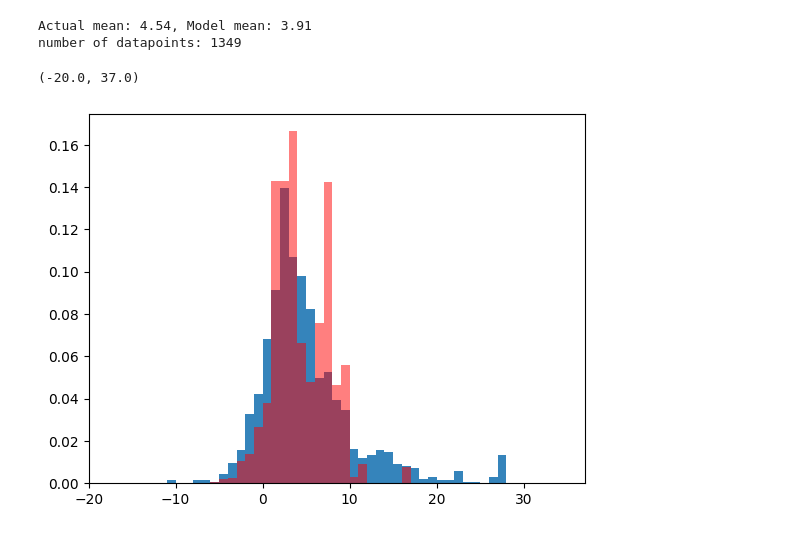
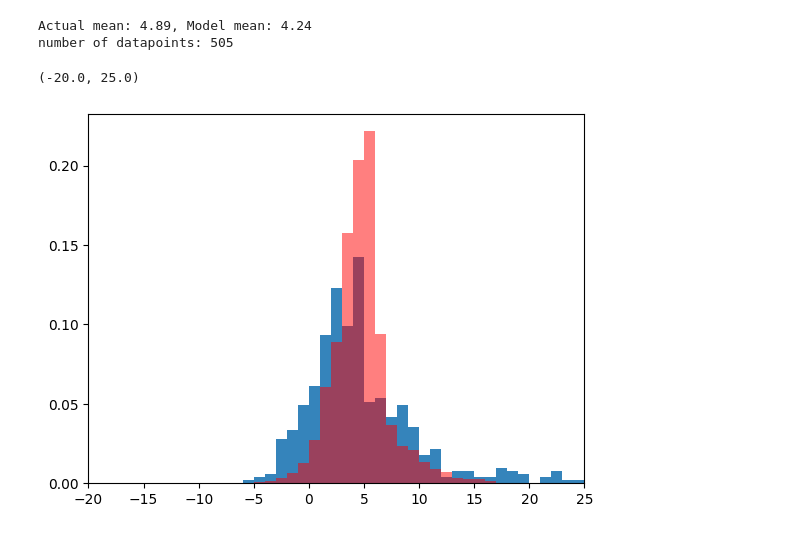
Before and after one commit to sharedw/NFL_sim, a Jupyter notebook: notebooks/train_models/rush_yard_model.ipynb, the cells around one changed output. Cells and saved outputs as stored; diff of their text form; code cells hidden in the pictures.

```diff
--- a/notebooks/train_models/rush_yard_model.ipynb
+++ b/notebooks/train_models/rush_yard_model.ipynb
@@ -187,3 +225,26 @@ class FocalLoss(nn.Module):
+# %%
+def adjacent_label_smoothing(labels,yardline, num_classes=130, smoothing=0.1):
+	batch_size = labels.size(0)
+	smoothed = torch.zeros(batch_size, num_classes, device=labels.device)
+
+	for i, label in enumerate(labels):
+		label = label.item()
+		smoothed[i, label] = 1.0 - smoothing
+
+		if label > 0:
+			smoothed[i, label - 1] = smoothing / 2
+		else:
+			smoothed[i, label] += smoothing / 2
+
+		if label < num_classes - 1:
+			smoothed[i, label + 1] = smoothing / 2
+		else:
+			smoothed[i, label] += smoothing / 2
+
+	mask = torch.arange(smoothed.size(1)).expand(len(rushes['yardline_100']), -1) > torch.tensor(rushes['yardline_100'] + 30).unsqueeze(1)
+	smoothed[mask] = 0
+
+	return smoothed
 # %%
 def train_model(X, y, n_in, n_out,n_hidden=50, epochs=20, batch_size=128, model=None):
 
@@ -282,0 +337,9 @@ Test Loss: 3.5821, Test Accuracy: 0.1496
+# %%
+rush_yards_model = train_model(X,y, n_in=len(x_cols), n_out=130, n_hidden = 512, epochs=20)
+
+#Test Loss: 2.3133, Test Accuracy: 0.1709
+#Test Loss: 2.8949, Test Accuracy: 0.1649 add label smoothing, no focal loss
+#Test Loss: 2.4887, Test Accuracy: 0.1709 smoothing + focal + remove 1st down leakage
+#Test Loss: 2.4681, Test Accuracy: 0.1682 maskedmodel2
+#Test Loss: 2.4735, Test Accuracy: 0.1648 hierarchical thing
+#Test Loss: 2.4042, Test Accuracy: 0.1596
@@ -295,28 +377,29 @@ feature_config
 update_config(feature_config)
 # %%
 def sample_model_yardline(yard, down):
-	inp = rushes.loc[(rushes.yardline_100==yard), x_cols]
-	y = rushes.loc[ (rushes.yardline_100==yard), 'yards_gained']
+	sample = rushes.loc[(rushes.ydstogo == yard) & (rushes.down == down) & (rushes.yardline_100 > 15)]
+	inp =  sample[x_cols]
+	y = sample['yards_gained']
 
 	inp =  torch.tensor(inp.values, dtype=torch.float32)
 	out = rush_yards_model(inp).mean(0).detach().numpy()
 	exp_logits = np.exp(out - np.max(out))
 	probs = exp_logits / exp_logits.sum()
 	plt.hist(y, range(-30,100), density=True, alpha=0.9)
 
 	actual_mean = y.mean()
 	model_mean = (np.arange(len(probs)) - 30) @ probs  # adjust if 0th class = -30
 	print(f"Actual mean: {actual_mean:.2f}, Model mean: {model_mean:.2f}")
 	print(f'number of datapoints: {len(inp)}')
 	return probs
 
-yard = 27
+yard = 5
 down = 1
 plt.bar(range(-30 ,100 ), sample_model_yardline(yard, down), width=1,
-        alpha=0.5, align="edge", label="Bar Chart", color='r')
-plt.xlim(-20,yard+10)
+		alpha=0.5, align="edge", label="Bar Chart", color='r')
+plt.xlim(-20,yard+20)
 # %% [output]
-Actual mean: 4.54, Model mean: 3.91
-number of datapoints: 1349
+Actual mean: 4.89, Model mean: 4.24
+number of datapoints: 505
-(-20.0, 37.0)
+(-20.0, 25.0)
-[figure, old version]
+[figure, new version]
```
Also changed, not shown: parts of 17 cells of this notebook.
